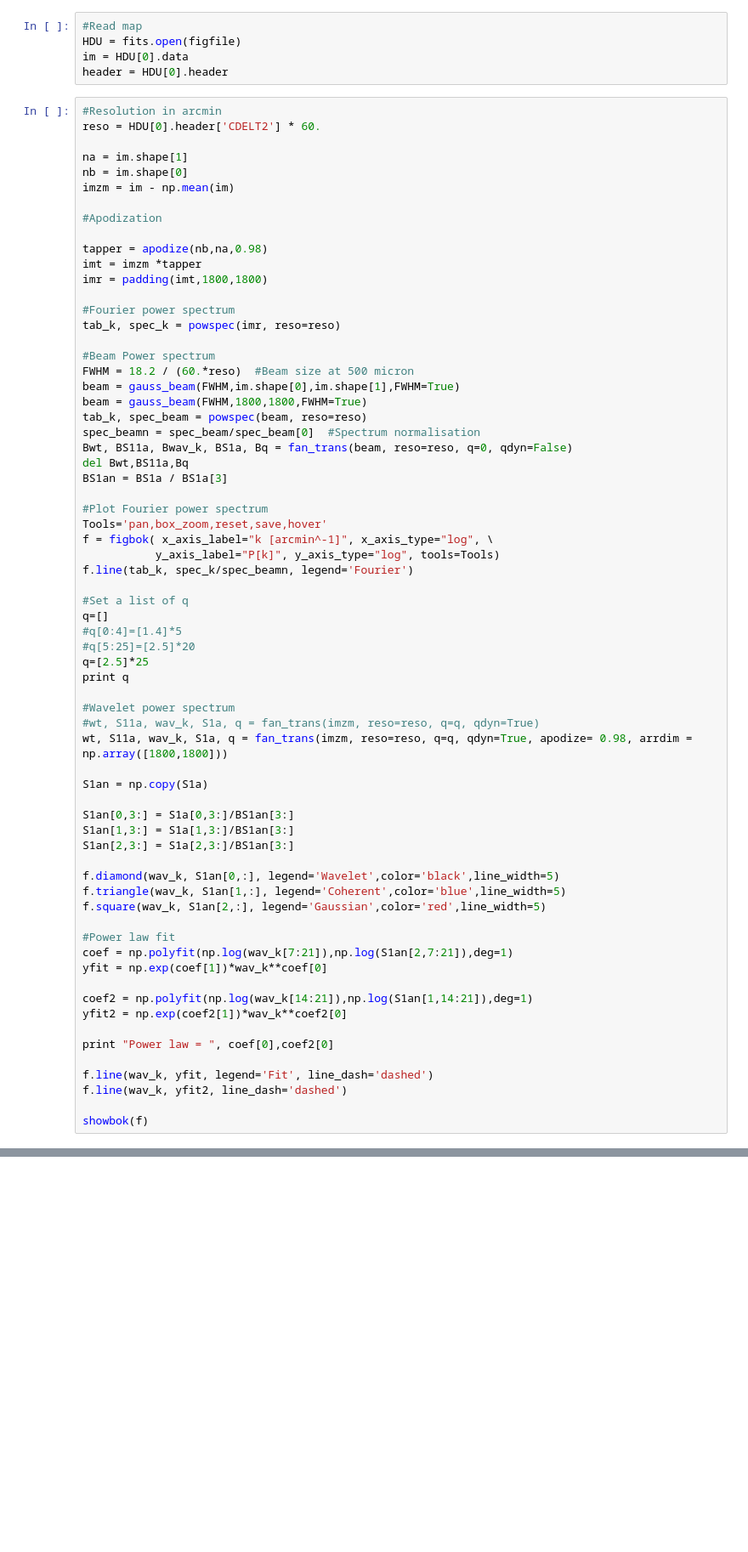
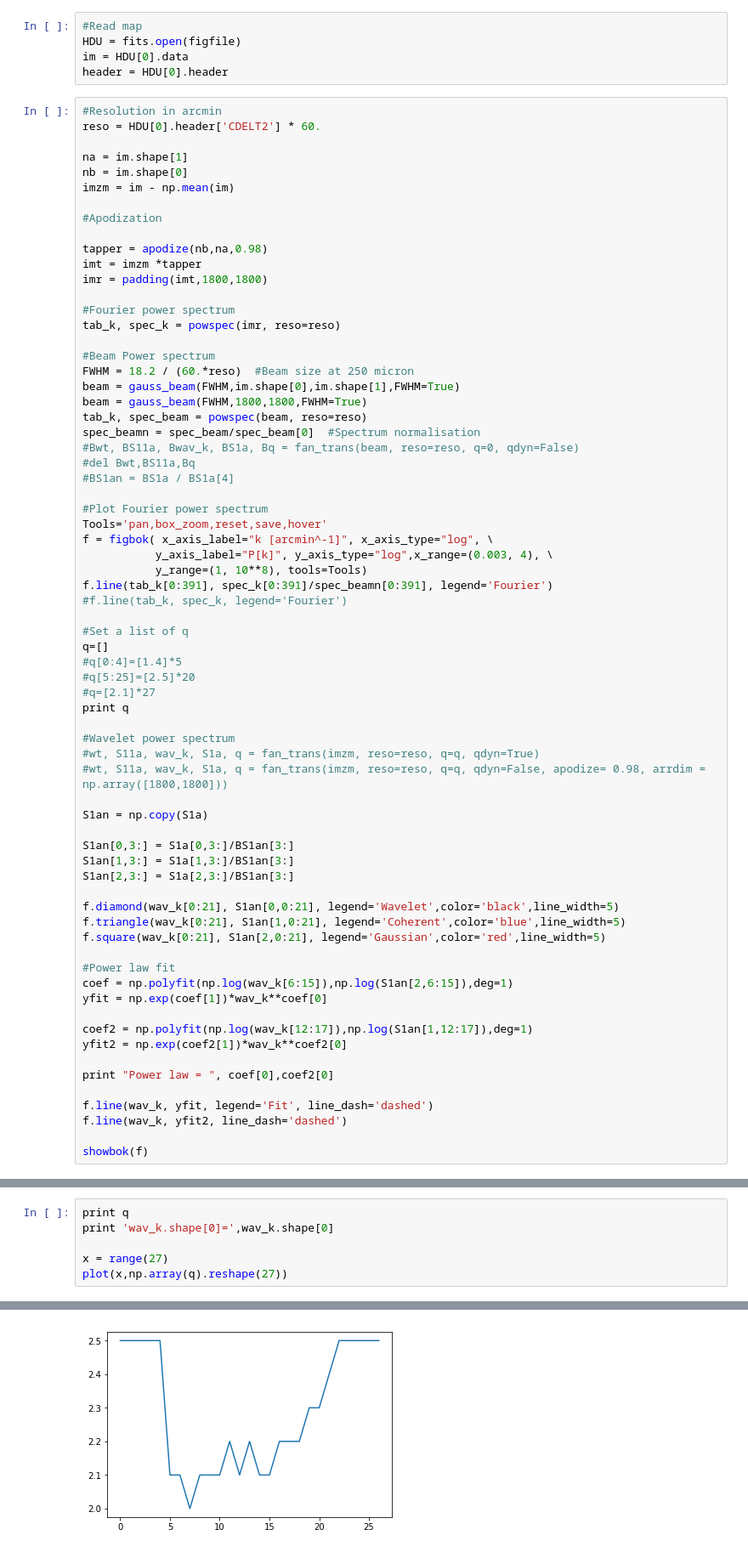
Before and after one commit to hoangducthuong/notebooks, a Jupyter notebook: Polaris.ipynb, the cells around one changed output, grey strips where cells are left out. Shown at 85% size. Drawn from its saved outputs; the diff is of its cells as text; blank space fills up the shorter version.

```diff
--- a/Polaris.ipynb
+++ b/Polaris.ipynb
@@ -59,31 +59,33 @@ imr = padding(imt,1800,1800)
 tab_k, spec_k = powspec(imr, reso=reso)
 
 #Beam Power spectrum
-FWHM = 18.2 / (60.*reso)  #Beam size at 500 micron
+FWHM = 18.2 / (60.*reso)  #Beam size at 250 micron
 beam = gauss_beam(FWHM,im.shape[0],im.shape[1],FWHM=True)
 beam = gauss_beam(FWHM,1800,1800,FWHM=True)
 tab_k, spec_beam = powspec(beam, reso=reso)
 spec_beamn = spec_beam/spec_beam[0]  #Spectrum normalisation
-Bwt, BS11a, Bwav_k, BS1a, Bq = fan_trans(beam, reso=reso, q=0, qdyn=False)
-del Bwt,BS11a,Bq
-BS1an = BS1a / BS1a[3]
+#Bwt, BS11a, Bwav_k, BS1a, Bq = fan_trans(beam, reso=reso, q=0, qdyn=False)
+#del Bwt,BS11a,Bq
+#BS1an = BS1a / BS1a[4]
 
 #Plot Fourier power spectrum
 Tools='pan,box_zoom,reset,save,hover'
 f = figbok( x_axis_label="k [arcmin^-1]", x_axis_type="log", \
-           y_axis_label="P[k]", y_axis_type="log", tools=Tools)
-f.line(tab_k, spec_k/spec_beamn, legend='Fourier')
+           y_axis_label="P[k]", y_axis_type="log",x_range=(0.003, 4), \
+           y_range=(1, 10**8), tools=Tools)
+f.line(tab_k[0:391], spec_k[0:391]/spec_beamn[0:391], legend='Fourier')
+#f.line(tab_k, spec_k, legend='Fourier')
 
 #Set a list of q
 q=[]
 #q[0:4]=[1.4]*5
 #q[5:25]=[2.5]*20
-q=[2.5]*25
+#q=[2.1]*27
 print q
 
 #Wavelet power spectrum
 #wt, S11a, wav_k, S1a, q = fan_trans(imzm, reso=reso, q=q, qdyn=True)
-wt, S11a, wav_k, S1a, q = fan_trans(imzm, reso=reso, q=q, qdyn=True, apodize= 0.98, arrdim = np.array([1800,1800]))
+#wt, S11a, wav_k, S1a, q = fan_trans(imzm, reso=reso, q=q, qdyn=False, apodize= 0.98, arrdim = np.array([1800,1800]))
 
 S1an = np.copy(S1a)
 
@@ -91,15 +93,15 @@ S1an[0,3:] = S1a[0,3:]/BS1an[3:]
 S1an[1,3:] = S1a[1,3:]/BS1an[3:]
 S1an[2,3:] = S1a[2,3:]/BS1an[3:]
 
-f.diamond(wav_k, S1an[0,:], legend='Wavelet',color='black',line_width=5)
-f.triangle(wav_k, S1an[1,:], legend='Coherent',color='blue',line_width=5)
-f.square(wav_k, S1an[2,:], legend='Gaussian',color='red',line_width=5)
+f.diamond(wav_k[0:21], S1an[0,0:21], legend='Wavelet',color='black',line_width=5)
+f.triangle(wav_k[0:21], S1an[1,0:21], legend='Coherent',color='blue',line_width=5)
+f.square(wav_k[0:21], S1an[2,0:21], legend='Gaussian',color='red',line_width=5)
 
 #Power law fit
-coef = np.polyfit(np.log(wav_k[7:21]),np.log(S1an[2,7:21]),deg=1)
+coef = np.polyfit(np.log(wav_k[6:15]),np.log(S1an[2,6:15]),deg=1)
 yfit = np.exp(coef[1])*wav_k**coef[0]
 
-coef2 = np.polyfit(np.log(wav_k[14:21]),np.log(S1an[1,14:21]),deg=1)
+coef2 = np.polyfit(np.log(wav_k[12:17]),np.log(S1an[1,12:17]),deg=1)
 yfit2 = np.exp(coef2[1])*wav_k**coef2[0]
 
 print "Power law = ", coef[0],coef2[0]
@@ -121,0 +160,7 @@ np.save('/user/workdir/robitaij/fil2star/Herschel/Gould_Belt/analysis/Polaris_q.
+# %%
+print q
+print 'wav_k.shape[0]=',wav_k.shape[0]
+
+x = range(27)
+plot(x,np.array(q).reshape(27))
+# %% [output]
@@ -121,0 +170 @@ np.save('/user/workdir/robitaij/fil2star/Herschel/Gould_Belt/analysis/Polaris_q.
+[figure, added]
```
Also changed, not shown: parts of 6 cells of this notebook, 2 other files.
